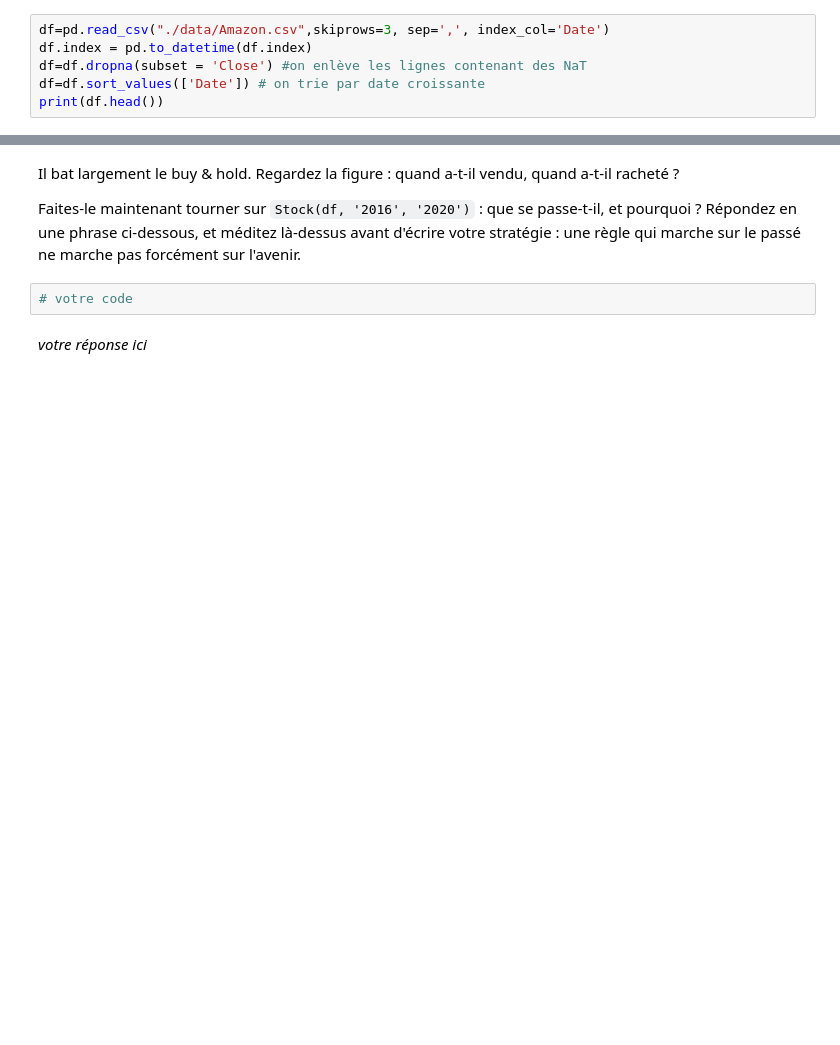
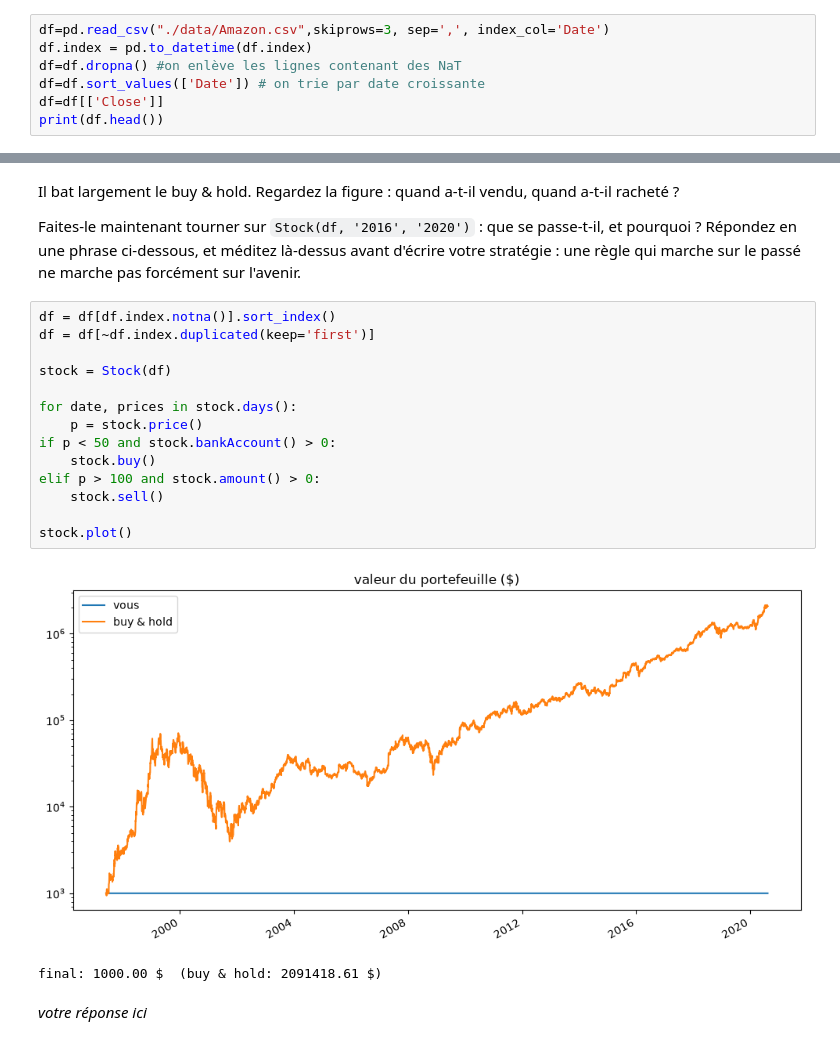
Before and after one commit to LolaFaus/projet-trading-pandas, a Jupyter notebook: groupe-8.ipynb, the cells around one changed output, grey strips where cells are left out. Drawn from its saved outputs; the diff is of its cells as text; blank space fills up the shorter version.

```diff
--- a/groupe-8.ipynb
+++ b/groupe-8.ipynb
@@ -72,7 +72,8 @@ Rappels utiles : `pd.read_csv(..., skiprows=)`, `pd.to_datetime()`, `dropna(subs
 # %%
 df=pd.read_csv("./data/Amazon.csv",skiprows=3, sep=',', index_col='Date')
 df.index = pd.to_datetime(df.index)
-df=df.dropna(subset = 'Close') #on enlève les lignes contenant des NaT
+df=df.dropna() #on enlève les lignes contenant des NaT
 df=df.sort_values(['Date']) # on trie par date croissante
+df=df[['Close']]
 print(df.head())
 # %% [output]
@@ -304,7 +296,22 @@ Faites-le maintenant tourner sur `Stock(df, '2016', '2020')` : que se passe-t-il
 Répondez en une phrase ci-dessous, et méditez là-dessus avant d'écrire votre stratégie :
 une règle qui marche sur le passé ne marche pas forcément sur l'avenir.
 # %%
-# votre code
+df = df[df.index.notna()].sort_index()
+df = df[~df.index.duplicated(keep='first')]
+
+stock = Stock(df)
+
+for date, prices in stock.days():
+    p = stock.price()
+if p < 50 and stock.bankAccount() > 0:
+    stock.buy()
+elif p > 100 and stock.amount() > 0:
+    stock.sell()
+
+stock.plot()
+# %% [output]
+[figure, added]
+final: 1000.00 $  (buy & hold: 2091418.61 $)
 # %% [markdown]
 *votre réponse ici*
 # %% [markdown]
```
Also changed, not shown: parts of 6 cells of this notebook.
